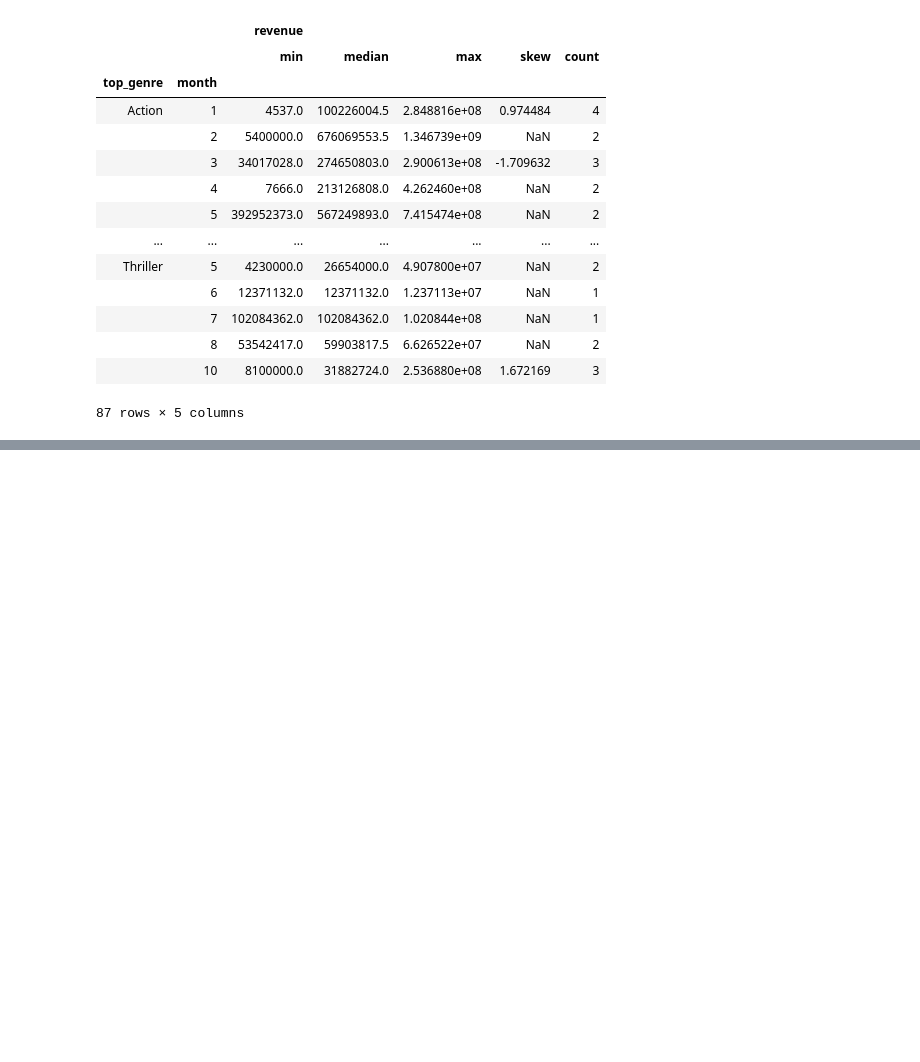
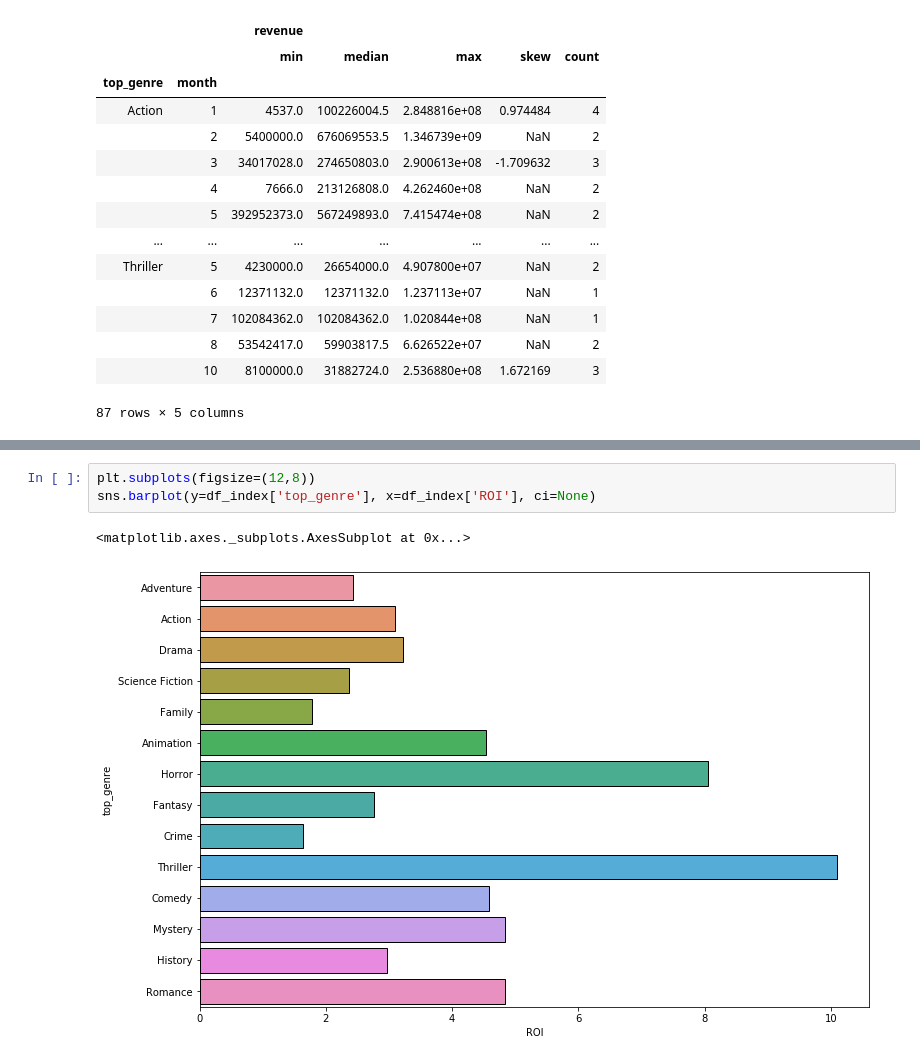
Before and after one commit to Dlisk92/Mod-1-Project_HTX-DS-111819, a Jupyter notebook: MovieAnalysis.ipynb, the cells around one changed output, grey strips where cells are left out. Saved outputs shown, nothing was run; the diff lists cells and outputs as text; blank space fills up the shorter version.

```diff
--- a/MovieAnalysis.ipynb
+++ b/MovieAnalysis.ipynb
@@ -307,0 +356,6 @@ l_of_l
+# %%
+plt.subplots(figsize=(12,8))
+sns.barplot(y=df_index['top_genre'], x=df_index['ROI'], ci=None)
+# %% [output]
+<matplotlib.axes._subplots.AxesSubplot at 0x...>
+[figure, added]
```
Also changed, not shown: parts of 32 cells of this notebook, 1 other file.
